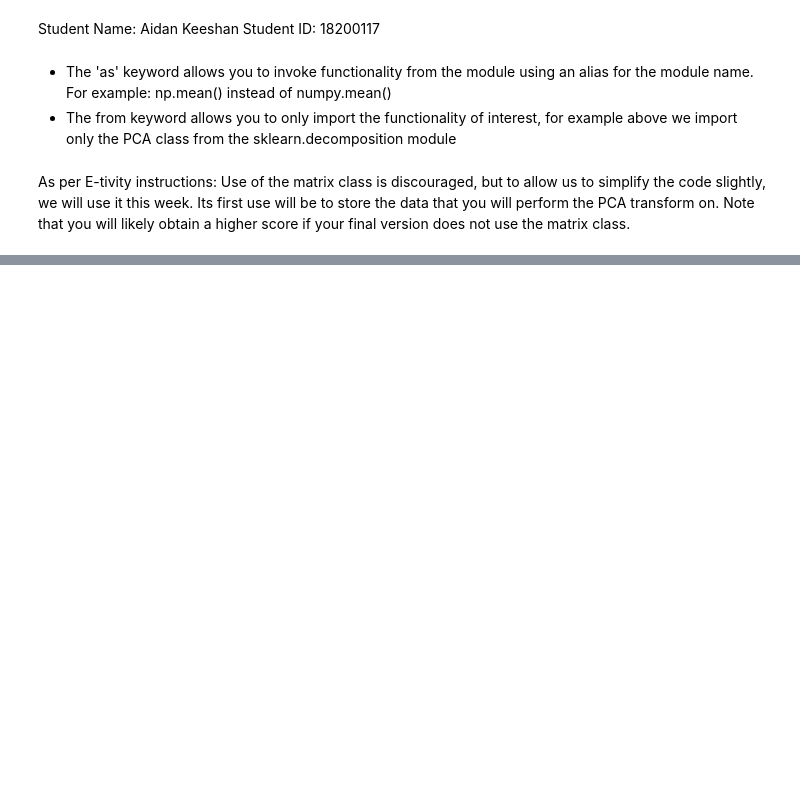
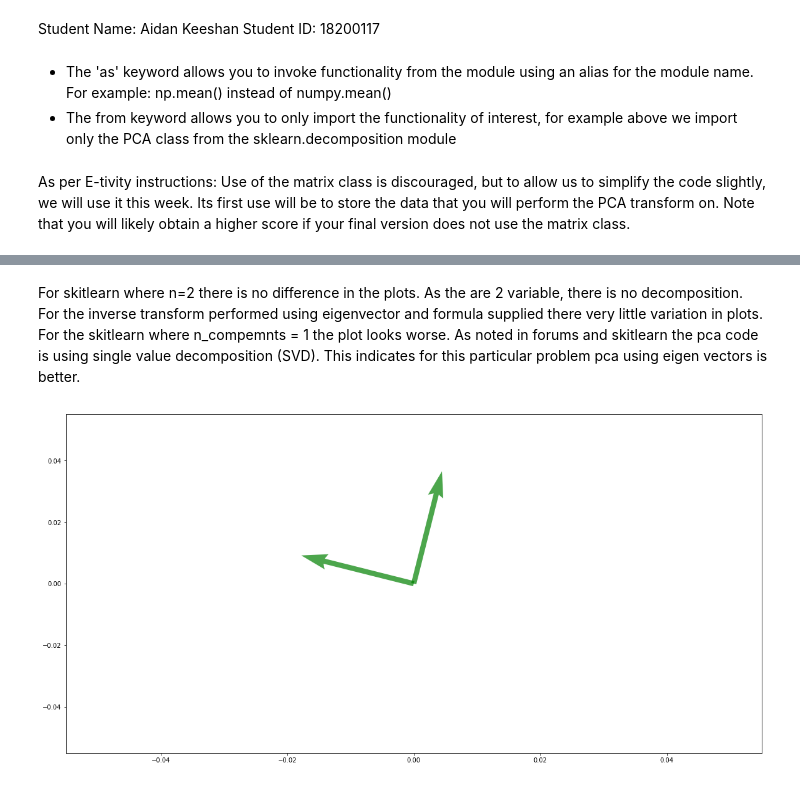
Before and after one commit to vipulpopat/MSCAI_CE4021_Week5, a Jupyter notebook: Etivity5.ipynb, the cells around one changed output, grey strips where cells are left out. Cells and saved outputs as stored; diff of their text form; code cells hidden in the pictures; blank space fills up the shorter version.

```diff
--- a/Etivity5.ipynb
+++ b/Etivity5.ipynb
@@ -109,0 +106,6 @@ with tf.Session() as sess:
+# %% [markdown]
+For skitlearn where n=2 there is no difference in the plots. As the are 2 variable, there is no decomposition.  For the inverse transform performed using eigenvector and formula supplied there very little variation in plots. For the skitlearn where n_compemnts = 1 the plot looks worse. As noted in forums and skitlearn the pca code is using single value decomposition (SVD). This indicates for this particular problem pca using eigen vectors is better.
+# %%
+mypca.fit()
+# %% [output]
+[figure, added]
```
Also changed, not shown: parts of 13 cells of this notebook, 1 other file.
